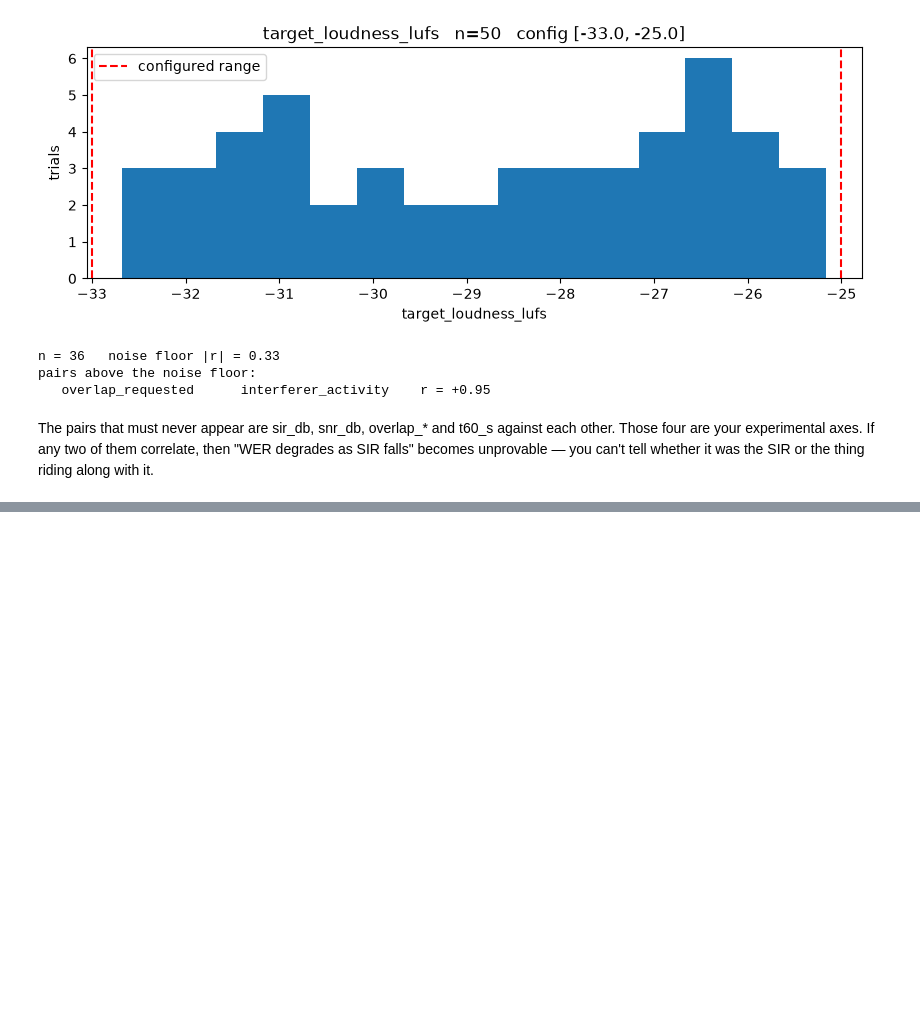
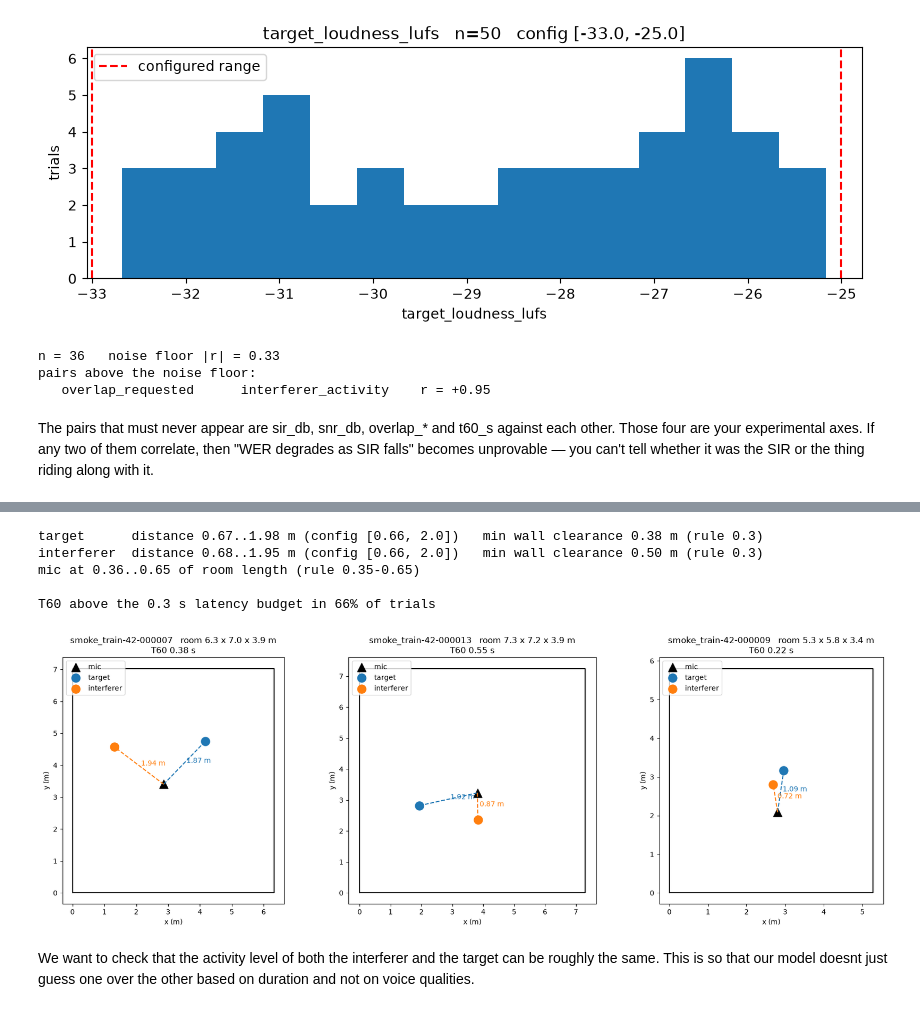
Before and after one commit to grantxxcoder/TargetSpeakerExtractor, a Jupyter notebook: src/exploratory/data_setup.ipynb, the cells around one changed output, grey strips where cells are left out. Cells and saved outputs as stored; diff of their text form; code cells hidden in the pictures; blank space fills up the shorter version.

```diff
--- a/src/exploratory/data_setup.ipynb
+++ b/src/exploratory/data_setup.ipynb
@@ -391,0 +468,80 @@ The pairs that must never appear are sir_db, snr_db, overlap_* and t60_s against
+# %%
+# geometry invariants -- all recomputed from the coordinates that were recorded
+df = D.df
+lo, hi = D.cfg["source_distance_m"]
+
+for speaker in ["target", "interferer"]:
+    dist = np.sqrt((df[f"{speaker}_x"] - df["mic_x"])**2 + (df[f"{speaker}_y"] - df["mic_y"])**2)
+
+    # clearance to the nearest of the four walls
+    wall = pd.concat([df[f"{speaker}_x"], df["room_l"] - df[f"{speaker}_x"], df[f"{speaker}_y"], df["room_w"] - df[f"{speaker}_y"]], axis=1).min(axis=1)
+    print(f"{speaker:11} distance {dist.min():.2f}..{dist.max():.2f} m "
+        f"(config [{lo}, {hi}])   min wall clearance {wall.min():.2f} m (rule 0.3)")
+
+    assert (dist >= lo - 0.01).all() and (dist <= hi + 0.01).all()
+    assert (wall >= 0.3).all()
+    assert (df[f"{speaker}_z"] < df["room_h"]).all()
+
+# T60 must be physically reachable in the room it was drawn for
+vol = df["room_l"] * df["room_w"] * df["room_h"]
+surf = 2 * (df["room_l"] * df["room_w"] + df["room_l"] * df["room_h"]
+            + df["room_w"] * df["room_h"])
+assert (df["t60_s"] >= 0.161 * vol / surf).all(), "T60 below the Sabine floor"
+
+# the mic sits centrally by construction, never against a wall
+print(f"mic at {(df['mic_x']/df['room_l']).min():.2f}.."
+    f"{(df['mic_x']/df['room_l']).max():.2f} of room length (rule 0.35-0.65)")
+
+print(f"\nT60 above the 0.3 s latency budget in {(df['t60_s'] > 0.3).mean():.0%} of trials")
+# %% [output]
+target      distance 0.67..1.98 m (config [0.66, 2.0])   min wall clearance 0.38 m (rule 0.3)
+interferer  distance 0.68..1.95 m (config [0.66, 2.0])   min wall clearance 0.50 m (rule 0.3)
+mic at 0.36..0.65 of room length (rule 0.35-0.65)
+
+T60 above the 0.3 s latency budget in 66% of trials
+# %%
+n_plots = len(random_indices)
+fig, axes = plt.subplots(1, n_plots, figsize=(6 * n_plots, 6))
+
+# Ensure axes is iterable in case there is only 1 index
+if n_plots == 1:
+    axes = [axes]
+
+for ax, i in zip(axes, random_indices):
+    row = D.df.iloc[i]
+
+    # Draw room boundaries
+    ax.plot([0, row["room_l"], row["room_l"], 0, 0],
+            [0, 0, row["room_w"], row["room_w"], 0], color="black")
+
+    # Plot entities
+    ax.scatter(row["mic_x"], row["mic_y"], marker="^", s=150, color="black", label="mic")
+    ax.scatter(row["target_x"], row["target_y"], s=150, color="tab:blue", label="target")
+    ax.scatter(row["interferer_x"], row["interferer_y"], s=150, color="tab:orange", label="interferer")
+
+    # Dashed lines to the mic, labelled with the distance
+    for who, colour in [("target", "tab:blue"), ("interferer", "tab:orange")]:
+        ax.plot([row["mic_x"], row[f"{who}_x"]], [row["mic_y"], row[f"{who}_y"]],
+                color=colour, linestyle="--")
+
+        d = ((row[f"{who}_x"] - row["mic_x"])**2 + (row[f"{who}_y"] - row["mic_y"])**2) ** 0.5
+
+        ax.text((row["mic_x"] + row[f"{who}_x"]) / 2,
+                (row["mic_y"] + row[f"{who}_y"]) / 2, f" {d:.2f} m", color=colour)
+
+    # Apply axis-level formatting outside the inner loop
+    ax.set_aspect("equal")
+    ax.set_xlabel("x (m)")
+    ax.set_ylabel("y (m)")
+
+    # Added a newline in the title so it doesn't overlap adjacent plots
+    ax.set_title(f"{row['trial_id']}   room {row['room_l']:.1f} x {row['room_w']:.1f} x "
+                 f"{row['room_h']:.1f} m\nT60 {row['t60_s']:.2f} s")
+    ax.legend(loc="upper left")
+
+plt.tight_layout()
+plt.show()
+# %% [output]
+[figure, added]
+# %% [markdown]
+We want to check that the activity level of both the interferer and the target can be roughly the same. This is so that our model doesnt just guess one over the other based on duration and not on voice qualities.
```
Also changed, not shown: parts of 24 cells of this notebook, 3 other files.
